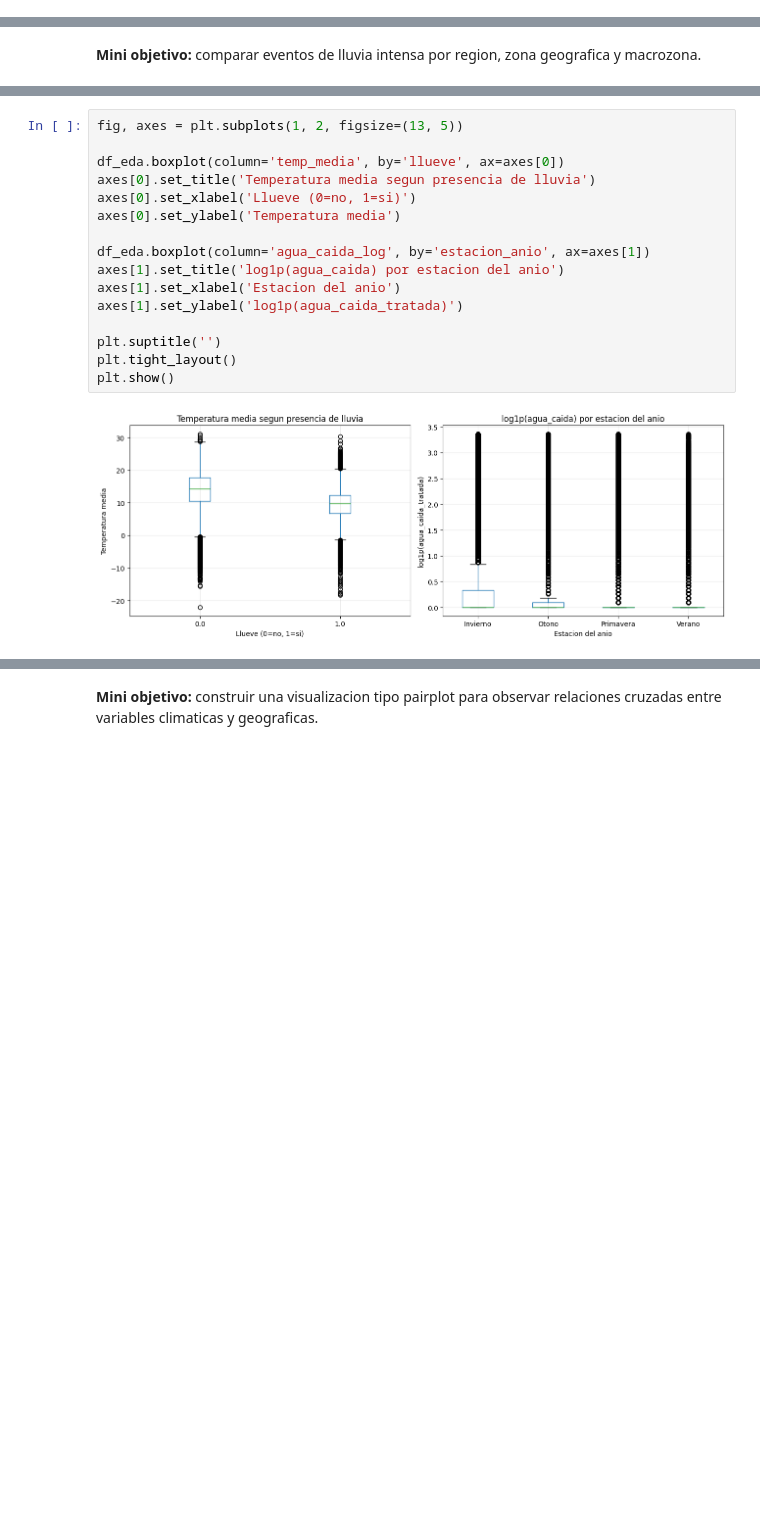
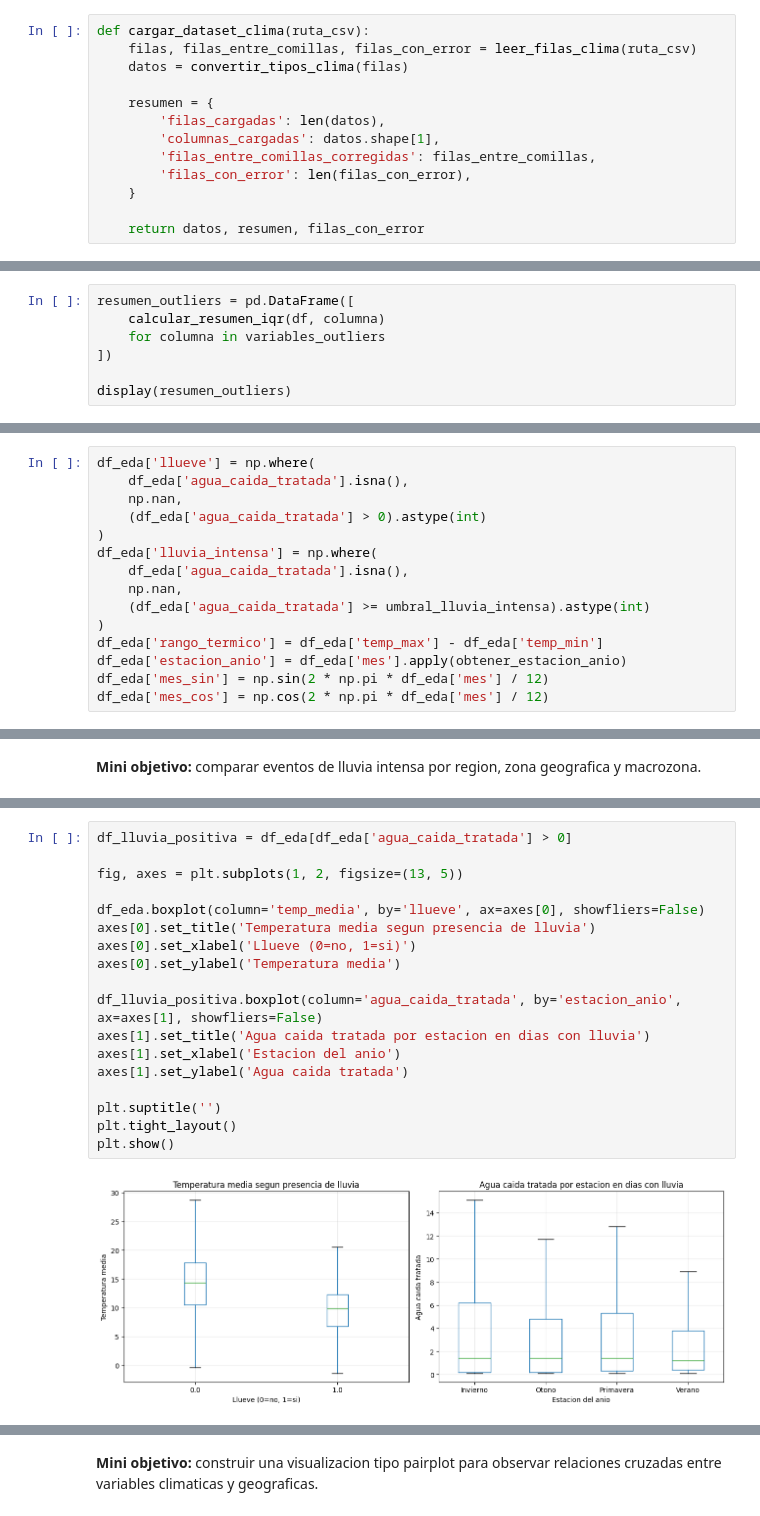
Before and after one commit to 4mnesia/DataMining, a Jupyter notebook: EV2_BIY7121_005D.ipynb, the cells around one changed output, grey strips where cells are left out. Cells and saved outputs as stored; diff of their text form; blank space fills up the shorter version.

```diff
--- a/EV2_BIY7121_005D.ipynb
+++ b/EV2_BIY7121_005D.ipynb
@@ -343,2 +406,15 @@ def cargar_dataset_clima(ruta_csv):
+# %%
+def cargar_dataset_clima(ruta_csv):
+    filas, filas_entre_comillas, filas_con_error = leer_filas_clima(ruta_csv)
+    datos = convertir_tipos_clima(filas)
+
+    resumen = {
+        'filas_cargadas': len(datos),
+        'columnas_cargadas': datos.shape[1],
+        'filas_entre_comillas_corregidas': filas_entre_comillas,
+        'filas_con_error': len(filas_con_error),
+    }
+
+    return datos, resumen, filas_con_error
 # %% [markdown]
 **Mini objetivo:** ejecutar la carga controlada y revisar una muestra inicial del dataset corregido.
@@ -595,0 +679,7 @@ display(resumen_outliers)
+# %%
+resumen_outliers = pd.DataFrame([
+    calcular_resumen_iqr(df, columna)
+    for columna in variables_outliers
+])
+
+display(resumen_outliers)
@@ -1301,0 +1499,15 @@ display(df_eda[['fecha', 'agua_caida', 'agua_caida_tratada', 'llueve', 'lluvia_i
+# %%
+df_eda['llueve'] = np.where(
+    df_eda['agua_caida_tratada'].isna(),
+    np.nan,
+    (df_eda['agua_caida_tratada'] > 0).astype(int)
+)
+df_eda['lluvia_intensa'] = np.where(
+    df_eda['agua_caida_tratada'].isna(),
+    np.nan,
+    (df_eda['agua_caida_tratada'] >= umbral_lluvia_intensa).astype(int)
+)
+df_eda['rango_termico'] = df_eda['temp_max'] - df_eda['temp_min']
+df_eda['estacion_anio'] = df_eda['mes'].apply(obtener_estacion_anio)
+df_eda['mes_sin'] = np.sin(2 * np.pi * df_eda['mes'] / 12)
+df_eda['mes_cos'] = np.cos(2 * np.pi * df_eda['mes'] / 12)
@@ -1396,18 +1656,20 @@ plt.show()
 # %%
+df_lluvia_positiva = df_eda[df_eda['agua_caida_tratada'] > 0]
+
 fig, axes = plt.subplots(1, 2, figsize=(13, 5))
 
-df_eda.boxplot(column='temp_media', by='llueve', ax=axes[0])
+df_eda.boxplot(column='temp_media', by='llueve', ax=axes[0], showfliers=False)
 axes[0].set_title('Temperatura media segun presencia de lluvia')
 axes[0].set_xlabel('Llueve (0=no, 1=si)')
 axes[0].set_ylabel('Temperatura media')
 
-df_eda.boxplot(column='agua_caida_log', by='estacion_anio', ax=axes[1])
-axes[1].set_title('log1p(agua_caida) por estacion del anio')
+df_lluvia_positiva.boxplot(column='agua_caida_tratada', by='estacion_anio', ax=axes[1], showfliers=False)
+axes[1].set_title('Agua caida tratada por estacion en dias con lluvia')
 axes[1].set_xlabel('Estacion del anio')
-axes[1].set_ylabel('log1p(agua_caida_tratada)')
+axes[1].set_ylabel('Agua caida tratada')
 
 plt.suptitle('')
 plt.tight_layout()
 plt.show()
 # %% [output]
-[figure, old version]
+[figure, new version]
```
Also changed, not shown: parts of 198 cells of this notebook, 2 other files.
